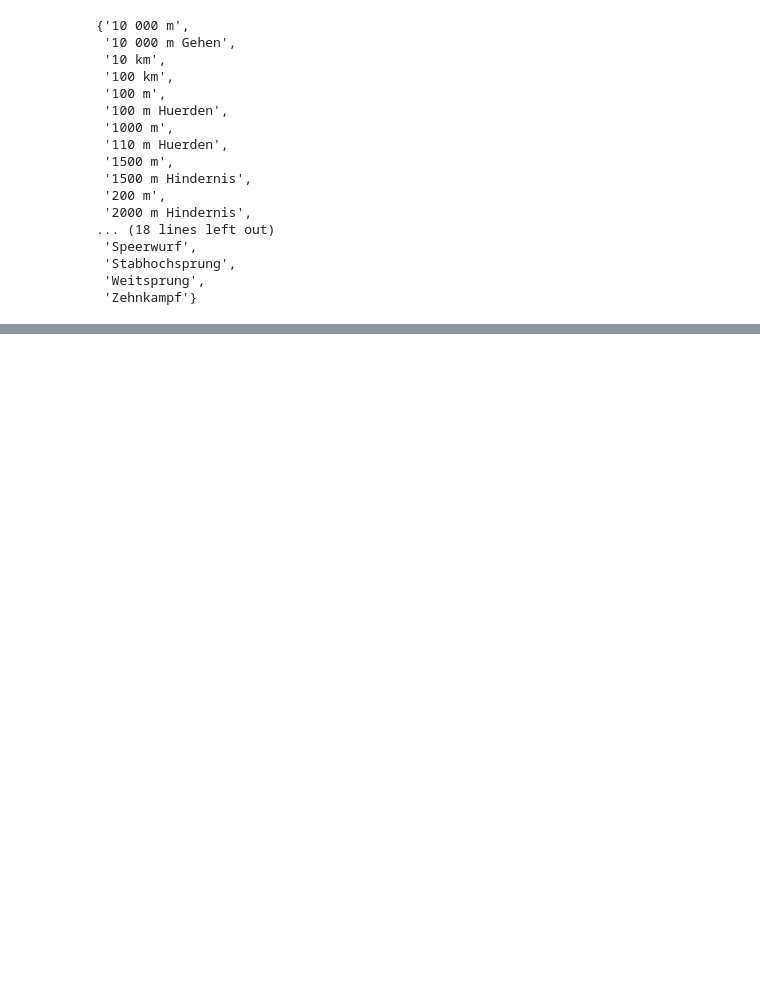
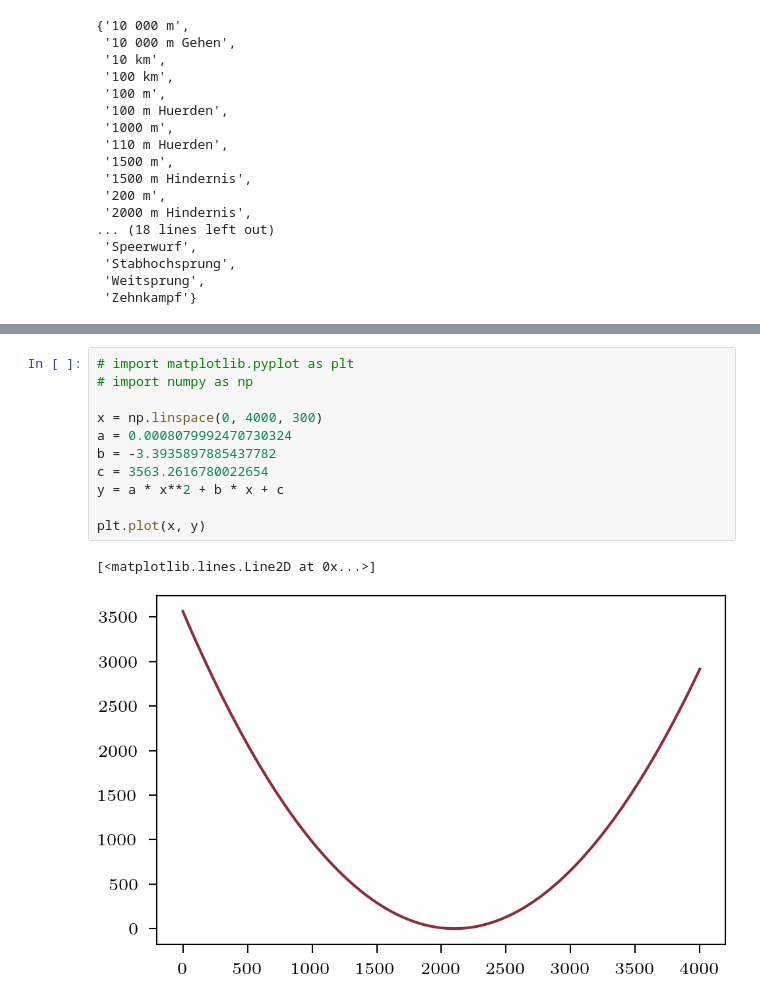
Before and after one commit to maxwernz/Data-Literacy, a Jupyter notebook: max/iaaf_points/score_plots.ipynb, the cells around one changed output, grey strips where cells are left out. Cells and saved outputs as stored; diff of their text form; blank space fills up the shorter version.

```diff
--- a/max/iaaf_points/score_plots.ipynb
+++ b/max/iaaf_points/score_plots.ipynb
@@ -196,0 +209,14 @@ set()
+# %%
+# import matplotlib.pyplot as plt
+# import numpy as np
+
+x = np.linspace(0, 4000, 300)
+a = 0.0008079992470730324
+b = -3.3935897885437782
+c = 3563.2616780022654
+y = a * x**2 + b * x + c
+
+plt.plot(x, y)
+# %% [output]
+[<matplotlib.lines.Line2D at 0x...>]
+[figure, added]
```
Also changed, not shown: parts of 7 cells of this notebook, 11 other files.
